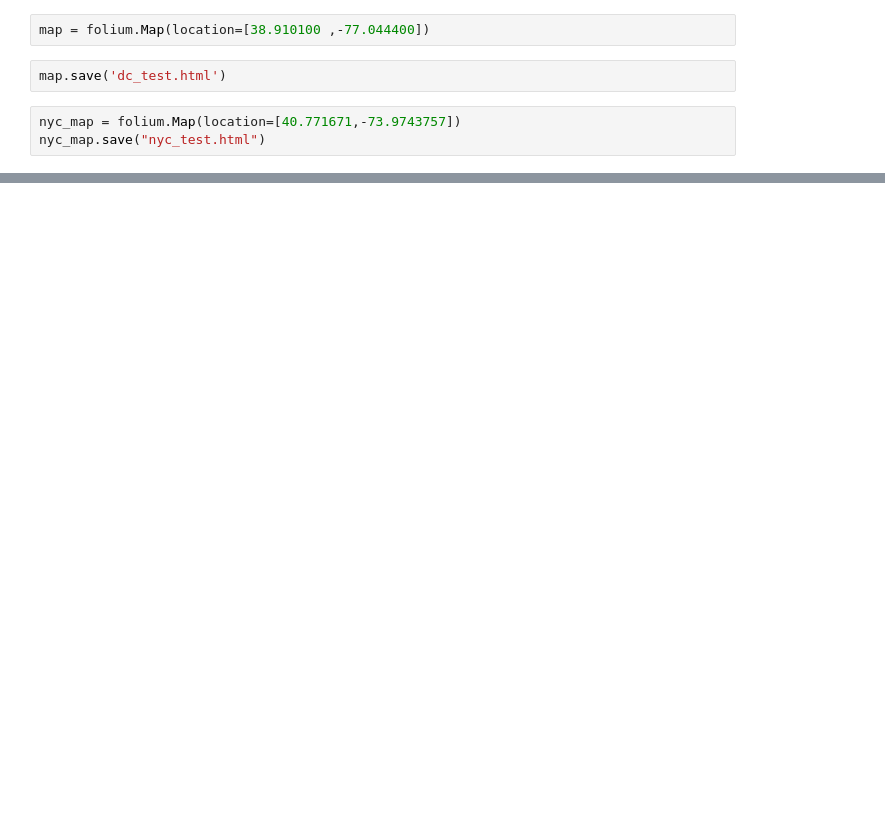
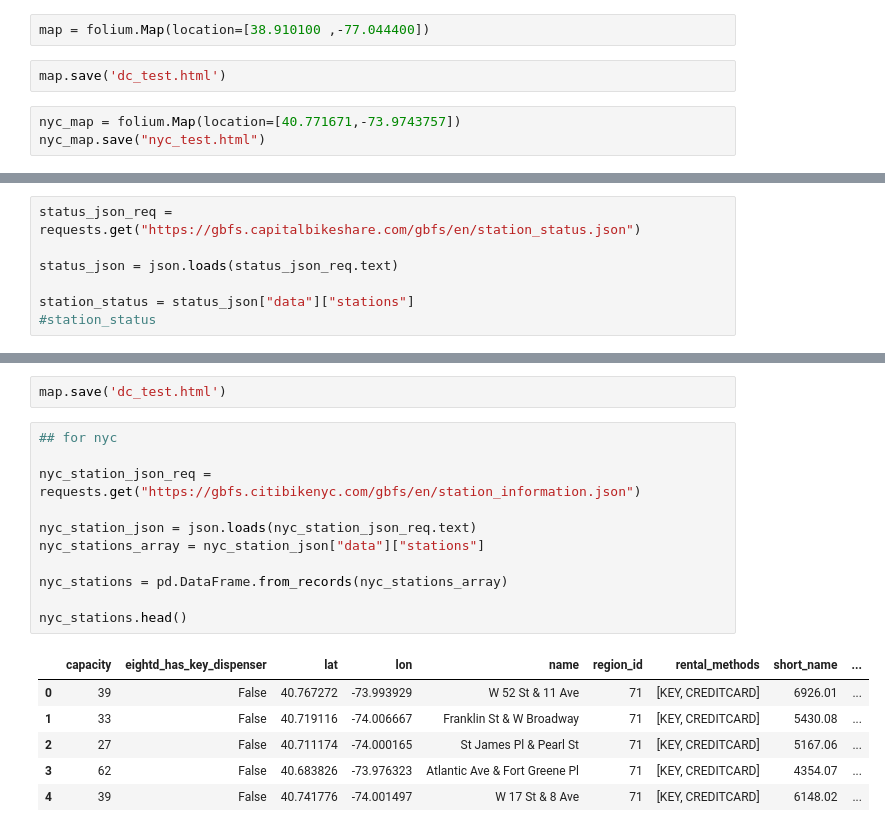
Before and after one commit to cdepeuter/citibike, a Jupyter notebook: folium.ipynb, the cells around one changed output, grey strips where cells are left out. Drawn from its saved outputs; the diff is of its cells as text; blank space fills up the shorter version.

```diff
--- a/folium.ipynb
+++ b/folium.ipynb
@@ -100,0 +189,7 @@ nyc_map.save("nyc_test.html")
+# %%
+status_json_req = requests.get("https://gbfs.capitalbikeshare.com/gbfs/en/station_status.json")
+
+status_json = json.loads(status_json_req.text)
+
+station_status = status_json["data"]["stations"]
+#station_status
@@ -100,0 +247,20 @@ nyc_map.save("nyc_test.html")
+# %%
+map.save('dc_test.html')
+# %%
+## for nyc
+
+nyc_station_json_req = requests.get("https://gbfs.citibikenyc.com/gbfs/en/station_information.json")
+
+nyc_station_json = json.loads(nyc_station_json_req.text)
+nyc_stations_array = nyc_station_json["data"]["stations"]
+
+nyc_stations = pd.DataFrame.from_records(nyc_stations_array)
+
+nyc_stations.head()
+# %% [output]
+|  | capacity | eightd_has_key_dispenser | lat | lon | name | region_id | rental_methods | short_name | ... |
+| 0 | 39 | False | 40.767272 | -73.993929 | W 52 St & 11 Ave | 71 | [KEY, CREDITCARD] | 6926.01 | ... |
+| 1 | 33 | False | 40.719116 | -74.006667 | Franklin St & W Broadway | 71 | [KEY, CREDITCARD] | 5430.08 | ... |
+| 2 | 27 | False | 40.711174 | -74.000165 | St James Pl & Pearl St | 71 | [KEY, CREDITCARD] | 5167.06 | ... |
+| 3 | 62 | False | 40.683826 | -73.976323 | Atlantic Ave & Fort Greene Pl | 71 | [KEY, CREDITCARD] | 4354.07 | ... |
+| 4 | 39 | False | 40.741776 | -74.001497 | W 17 St & 8 Ave | 71 | [KEY, CREDITCARD] | 6148.02 | ... |
```
Also changed, not shown: parts of 21 cells of this notebook, 2 other files.
